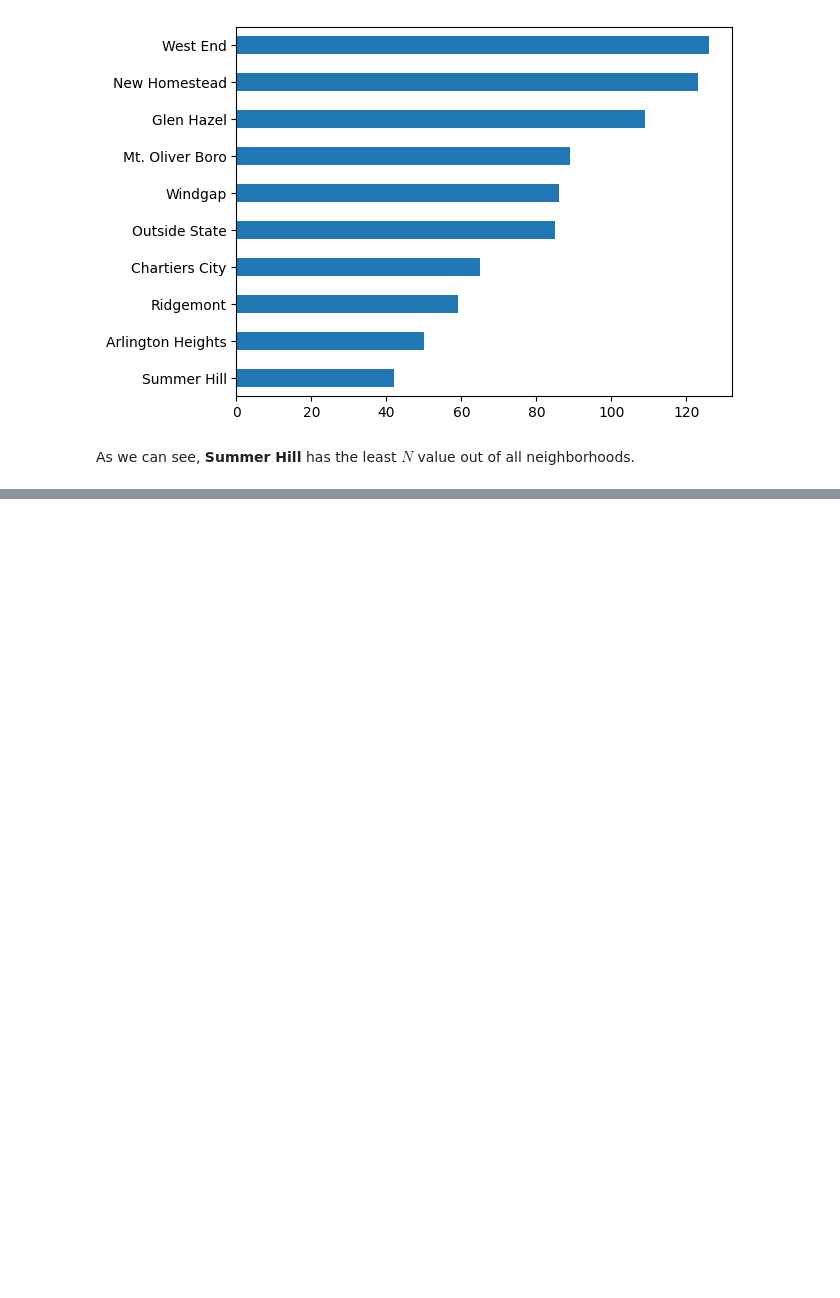
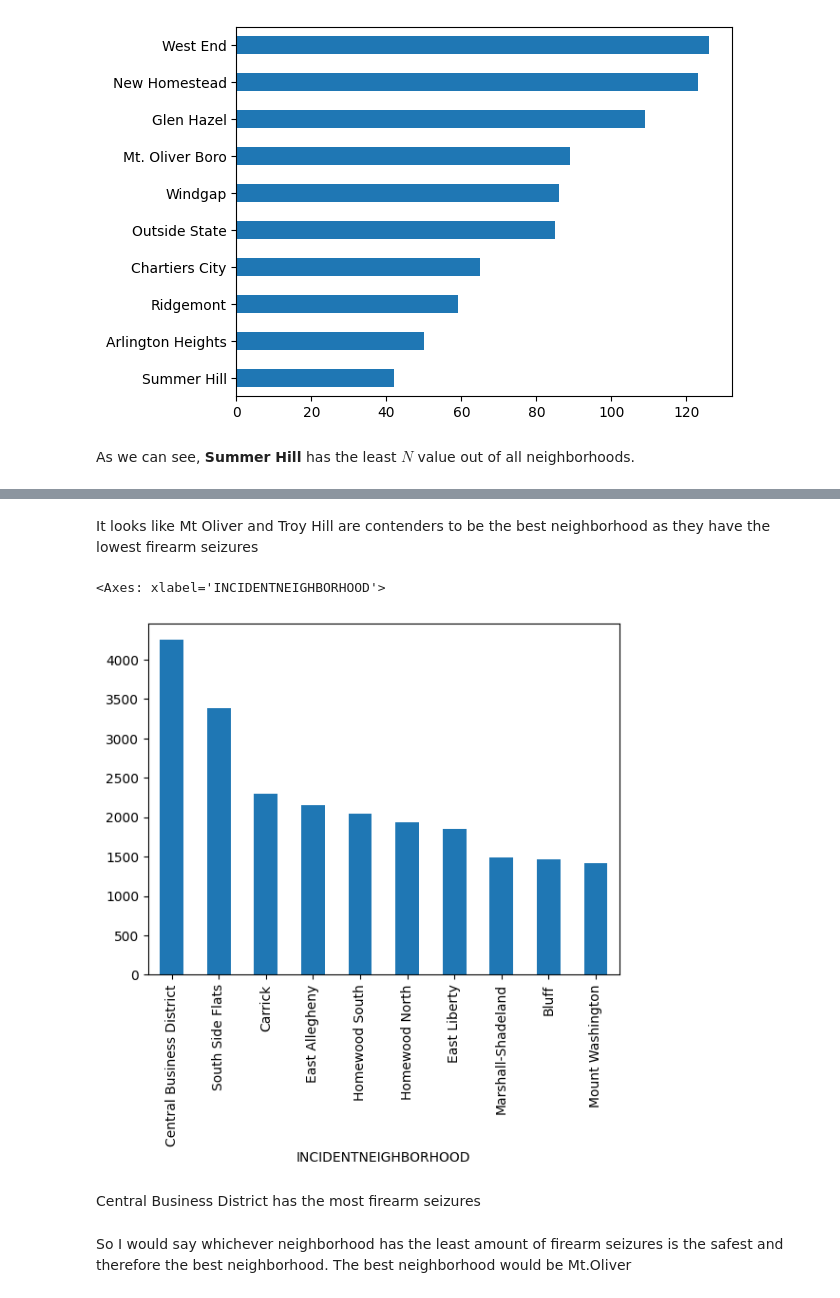
Before and after one commit to ychen909/BestNeighborhoodPitt, a Jupyter notebook: Final.ipynb, the cells around one changed output, grey strips where cells are left out. Cells and saved outputs as stored; diff of their text form; code cells hidden in the pictures; blank space fills up the shorter version.

```diff
--- a/Final.ipynb
+++ b/Final.ipynb
@@ -124,3 +209,14 @@ As we can see, **Summer Hill** has the least $N$ value out of all neighborhoods.
+# %% [markdown]
+It looks like Mt Oliver and Troy Hill are contenders to be the best neighborhood as they have the lowest firearm seizures
+# %%
+z_vals.head(10).plot.bar()
+# %% [output]
+<Axes: xlabel='INCIDENTNEIGHBORHOOD'>
+[figure, added]
+# %% [markdown]
+Central Business District has the most firearm seizures
+# %% [markdown]
+So I would say whichever neighborhood has the least amount of firearm seizures is the safest and therefore the best neighborhood. The best neighborhood would be Mt.Oliver
 # %% [markdown]
 ## Conclusion
 
```
Also changed, not shown: parts of 21 cells of this notebook.
